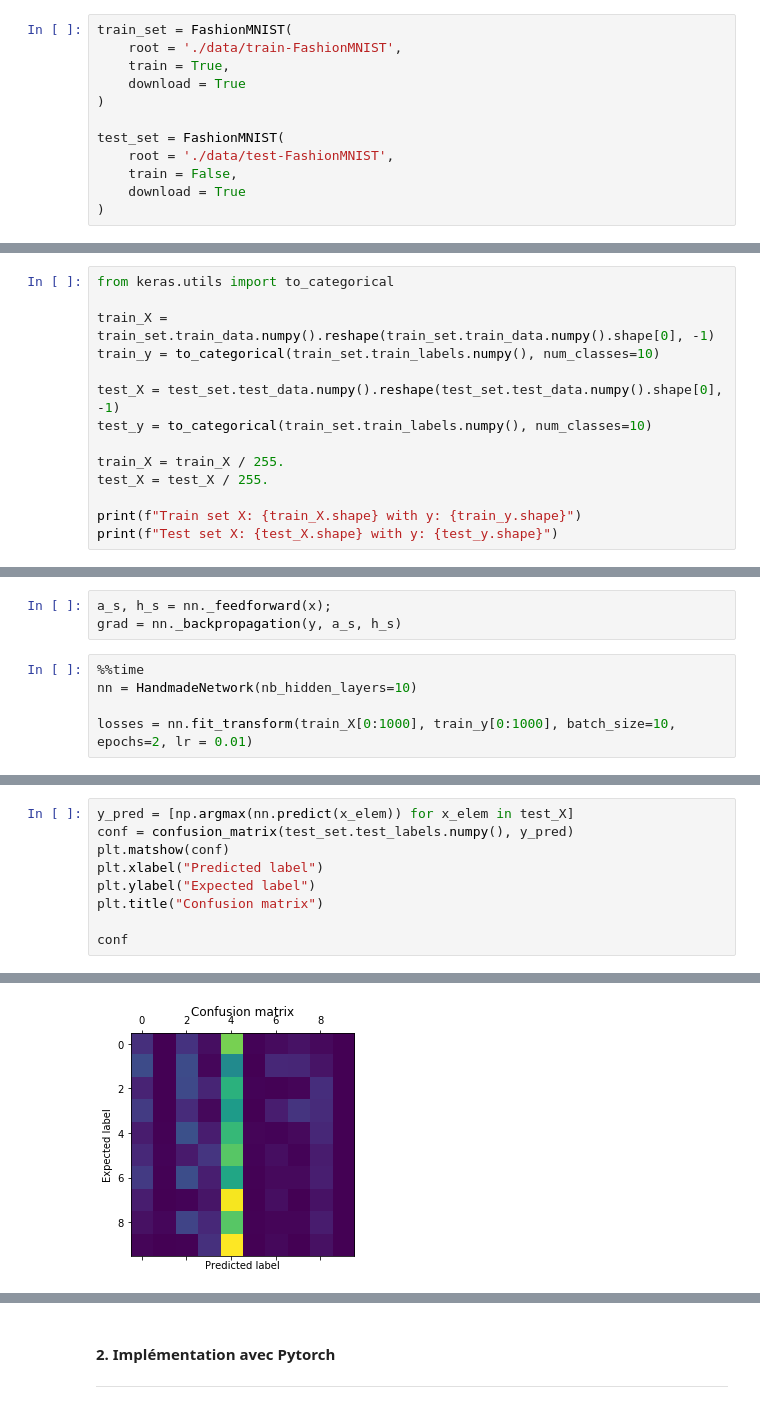
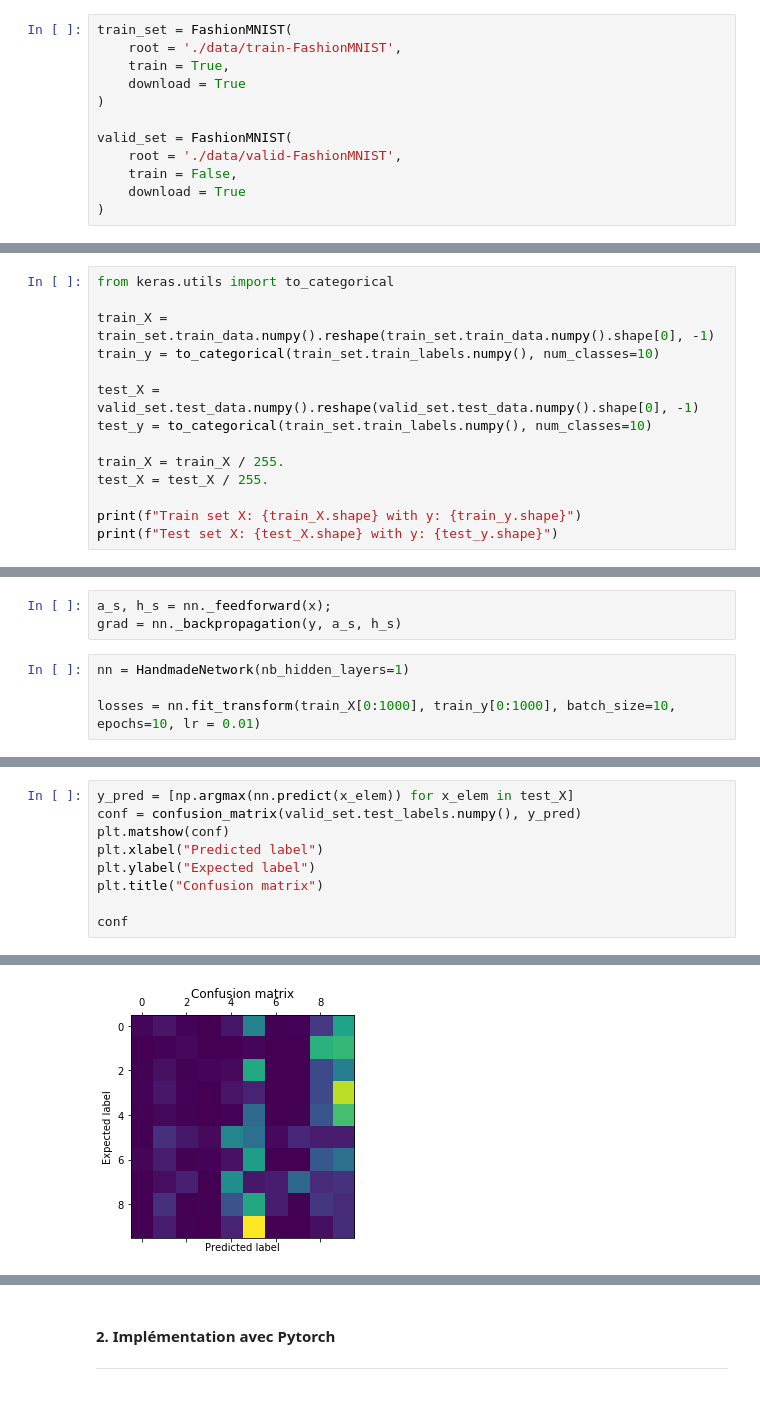
Before and after one commit to conorato/INF8225, a Jupyter notebook: TP2/TP2_1845448.ipynb, the cells around one changed output, grey strips where cells are left out. Cells and saved outputs as stored; diff of their text form.

```diff
--- a/TP2/TP2_1845448.ipynb
+++ b/TP2/TP2_1845448.ipynb
@@ -147,8 +147,8 @@ train_set = FashionMNIST(
     download = True
 )
 
-test_set = FashionMNIST(
-    root = './data/test-FashionMNIST',
+valid_set = FashionMNIST(
+    root = './data/valid-FashionMNIST',
     train = False,
     download = True
 )
@@ -188,7 +188,7 @@ from keras.utils import to_categorical
 train_X = train_set.train_data.numpy().reshape(train_set.train_data.numpy().shape[0], -1)
 train_y = to_categorical(train_set.train_labels.numpy(), num_classes=10)
 
-test_X = test_set.test_data.numpy().reshape(test_set.test_data.numpy().shape[0], -1)
+test_X = valid_set.test_data.numpy().reshape(valid_set.test_data.numpy().shape[0], -1)
 test_y = to_categorical(train_set.train_labels.numpy(), num_classes=10)
 
 train_X = train_X / 255.
@@ -398,8 +404,7 @@ array([4.31792487e-061, 0.00000000e+000, 0.00000000e+000, 1.34923848e-109,
 a_s, h_s = nn._feedforward(x);
 grad = nn._backpropagation(y, a_s, h_s)
 # %%
-%%time
-nn = HandmadeNetwork(nb_hidden_layers=10)
+nn = HandmadeNetwork(nb_hidden_layers=1)
 
-losses = nn.fit_transform(train_X[0:1000], train_y[0:1000], batch_size=10, epochs=2, lr = 0.01)
+losses = nn.fit_transform(train_X[0:1000], train_y[0:1000], batch_size=10, epochs=10, lr = 0.01)
 # %% [output]
@@ -430,6 +433,6 @@ plt.plot(losses)
 # %%
 y_pred = [np.argmax(nn.predict(x_elem)) for x_elem in test_X]
-conf = confusion_matrix(test_set.test_labels.numpy(), y_pred)
+conf = confusion_matrix(valid_set.test_labels.numpy(), y_pred)
 plt.matshow(conf)
 plt.xlabel("Predicted label")
 plt.ylabel("Expected label")
@@ -450,2 +453,2 @@ array([[110,   0, 119,  30, 648,   7,  25,  39,  22,   0],
-[figure, old version]
+[figure, new version]
 # %%
```
Also changed, not shown: parts of 9 cells of this notebook.
